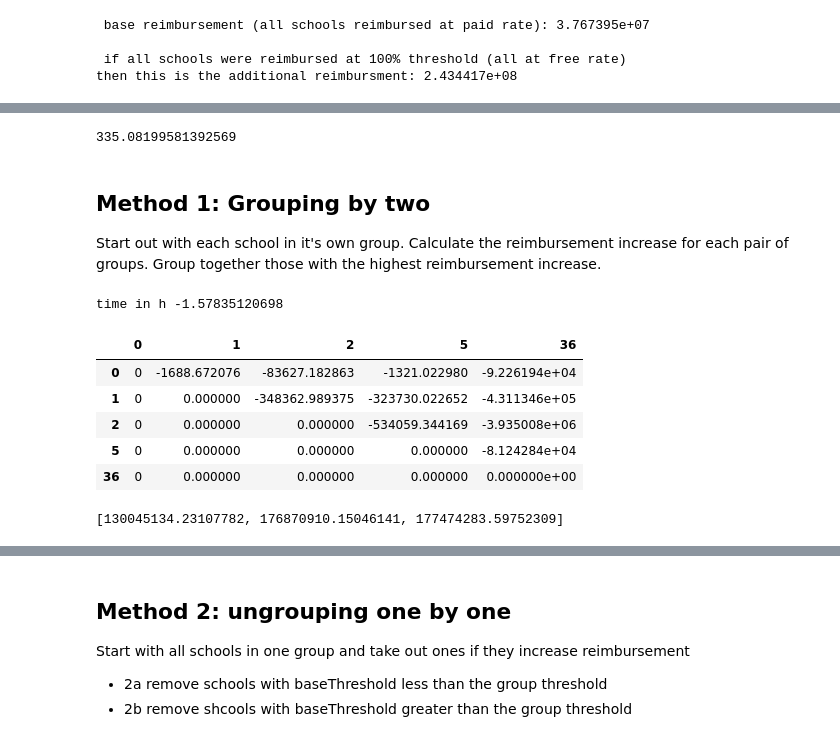
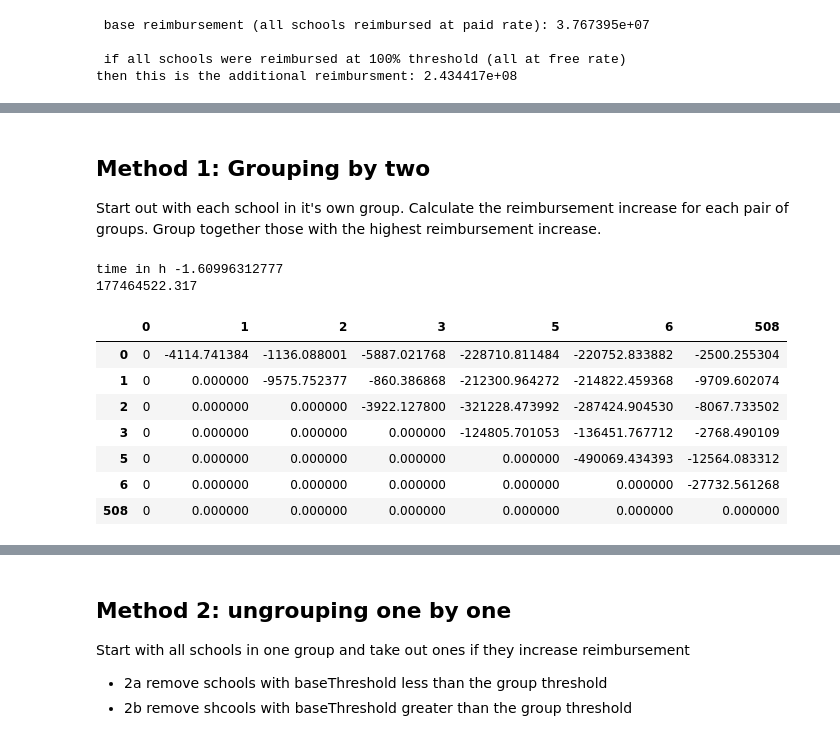
Before and after one commit to MODA-NYC/Project_SchoolLunch, a Jupyter notebook: FreeLunch.ipynb, the cells around one changed output, grey strips where cells are left out. Cells and saved outputs as stored; diff of their text form; code cells hidden in the pictures.

```diff
--- a/FreeLunch.ipynb
+++ b/FreeLunch.ipynb
@@ -363,0 +337,8 @@ cep.head()
+# %%
+results=[] #save reimbursement results
+
+# put each school in it's own group
+cep['group']=cep.index
+results.append(calcReimburse(cep))
+print "{:.2e}".format(results[-1])
+cep.head()
@@ -364,6 +353,7 @@ cep.head()
 # %%
-# put all schools in one group and calculate reimbursements
+# put all schools in a single group and calculate reimbursements
 cep['group']=0
-calcReimburse(cep, results)
+results.append(calcReimburse(cep))
 "{:.2e}".format(results[-1])
+cep.head()
 # %% [output]
@@ -371,10 +366,3 @@ calcReimburse(cep, results)
-# %%
-# if every meal were reimbursed at the free rate, this is the number of dollars per student
-# would be spent above the base (paid) rate.
-m0=cep.meal.sum()/cep.Enrollment.sum()
-m0
-# %% [output]
-335.08199581392569
 # %% [markdown]
 ## Method 1: Grouping by two
 Start out with each school in it's own group. Calculate the reimbursement increase for each pair of groups.
@@ -385,8 +373,7 @@ startTime = time.time()
 
 #initialize deltaR
 cep1['group']=cep1.index
-tempResults=[]
-tempResults = calcReimburse(cep1,tempResults)
+calcReimburse(cep1)
 index = list(set(cep1.group))
 deltaR = pd.DataFrame(0,columns=index,index=index)
 
@@ -398,42 +385,42 @@ for i in index:
 while (deltaR.values.max() > 0):
     # the max value of deltaR, if it's >0, determines the groups to be combined
     # if max is <=0 then no further combination will increase reimbursements
 
     # the index and column location of the max value
     indLoc = np.where(deltaR == deltaR.values.max())[0][0]
     colLoc = np.where(deltaR == deltaR.values.max())[1][0]
 
     # the index location corresponds to the first group, the column location to the second group
     # note the firstGroup number is smaller than the secondGroup.
     firstGroup = index[indLoc]
     secondGroup = index[colLoc]
 
     #drop the row/col of the second group in deltaR (it will be combined with the first group)
     deltaR.drop(secondGroup,axis=0, inplace=True)
     deltaR.drop(secondGroup,axis=1,inplace=True)
 
     #combining groups in the school df
     cep1.loc[cep1.group==secondGroup,'group']=firstGroup
 
     #reset index
     index = list(set(cep1.group))
     #loop through the row of deltaR corresponding to the new grouping
     for i in index:
         if i>firstGroup:
             deltaR.loc[firstGroup,i] = deltaReimburse(cep1,firstGroup,i)
 
 print 'time in h', (startTime-time.time())/60.0/60.0
-results = calcReimburse(cep1, results)
+results.append(calcReimburse(cep1))
+print results[-1]
 deltaR
 # %% [output]
-time in h -1.57835120698
+time in h -1.60996312777
+177464522.317
-|  | 0 | 1 | 2 | 5 | 36 |
-| 0 | 0 | -1688.672076 | -83627.182863 | -1321.022980 | -9.226194e+04 |
-| 1 | 0 | 0.000000 | -348362.989375 | -323730.022652 | -4.311346e+05 |
-| 2 | 0 | 0.000000 | 0.000000 | -534059.344169 | -3.935008e+06 |
-| 5 | 0 | 0.000000 | 0.000000 | 0.000000 | -8.124284e+04 |
-| 36 | 0 | 0.000000 | 0.000000 | 0.000000 | 0.000000e+00 |
+|  | 0 | 1 | 2 | 3 | 5 | 6 | 508 |
+| 0 | 0 | -4114.741384 | -1136.088001 | -5887.021768 | -228710.811484 | -220752.833882 | -2500.255304 |
+| 1 | 0 | 0.000000 | -9575.752377 | -860.386868 | -212300.964272 | -214822.459368 | -9709.602074 |
+| 2 | 0 | 0.000000 | 0.000000 | -3922.127800 | -321228.473992 | -287424.904530 | -8067.733502 |
+| 3 | 0 | 0.000000 | 0.000000 | 0.000000 | -124805.701053 | -136451.767712 | -2768.490109 |
+| 5 | 0 | 0.000000 | 0.000000 | 0.000000 | 0.000000 | -490069.434393 | -12564.083312 |
+| 6 | 0 | 0.000000 | 0.000000 | 0.000000 | 0.000000 | 0.000000 | -27732.561268 |
+| 508 | 0 | 0.000000 | 0.000000 | 0.000000 | 0.000000 | 0.000000 | 0.000000 |
-# %%
-results
-# %% [output]
-[130045134.23107782, 176870910.15046141, 177474283.59752309]
```
Also changed, not shown: parts of 81 cells of this notebook.
